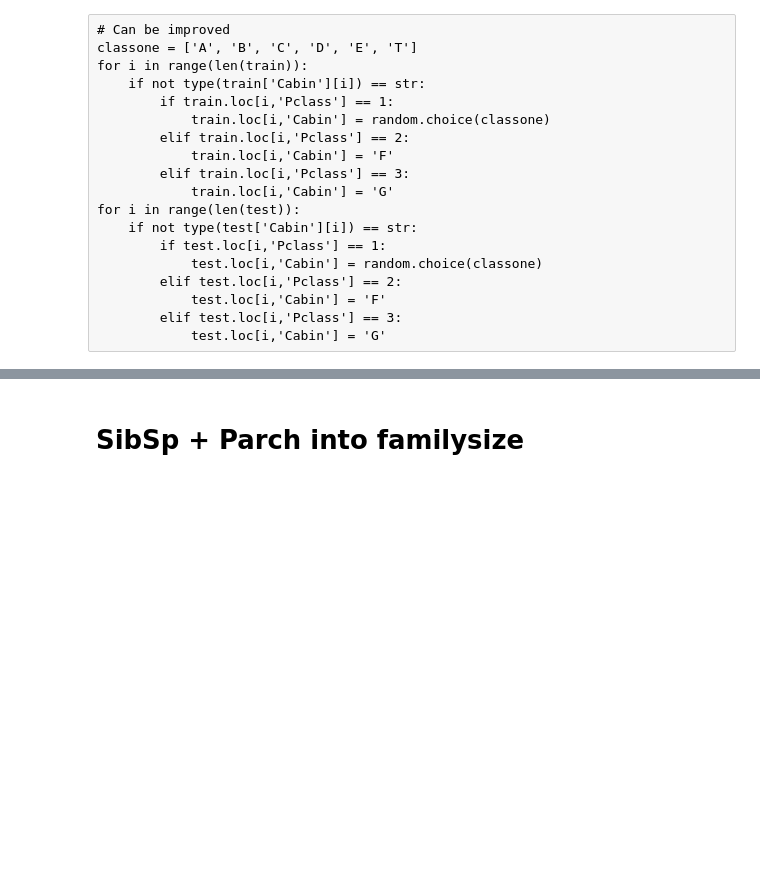
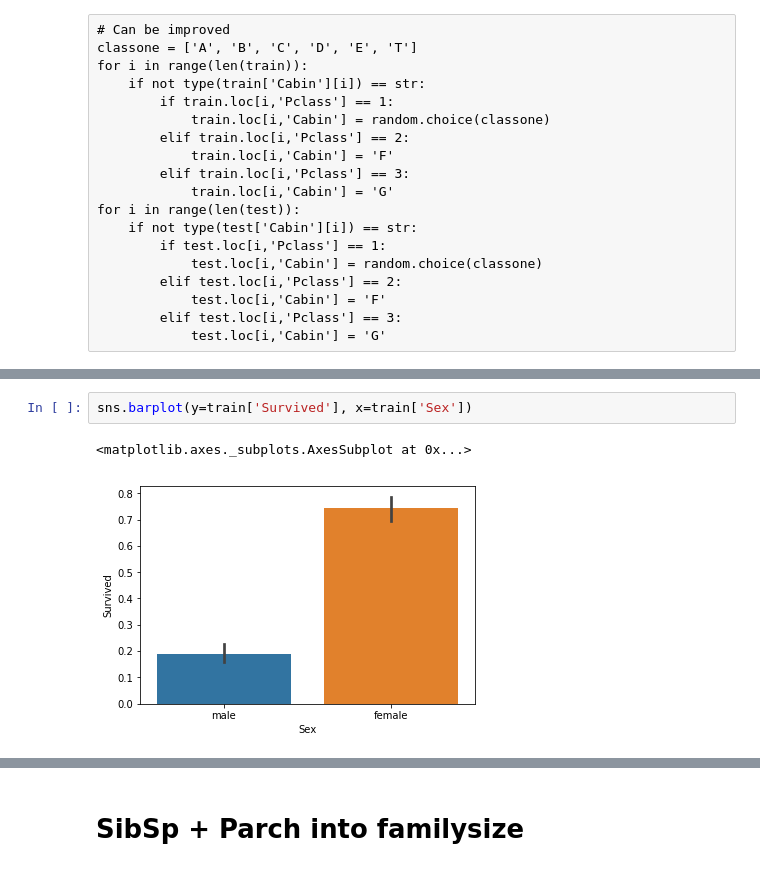
Before and after one commit to wielrenner/Titanic_Kaggle, a Jupyter notebook: Titanic_Kaggle.ipynb, the cells around one changed output, grey strips where cells are left out. Drawn from its saved outputs; the diff is of its cells as text; blank space fills up the shorter version.

```diff
--- a/Titanic_Kaggle.ipynb
+++ b/Titanic_Kaggle.ipynb
@@ -234,0 +282,5 @@ test['Cabin'].fillna('U', inplace=True)
+# %%
+sns.barplot(y=train['Survived'], x=train['Sex'])
+# %% [output]
+<matplotlib.axes._subplots.AxesSubplot at 0x...>
+[figure, added]
```
Also changed, not shown: parts of 51 cells of this notebook, 1 other file.
